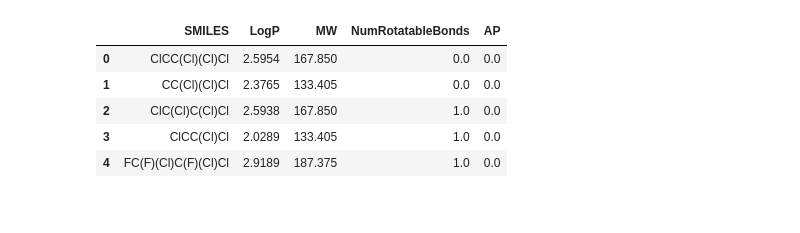
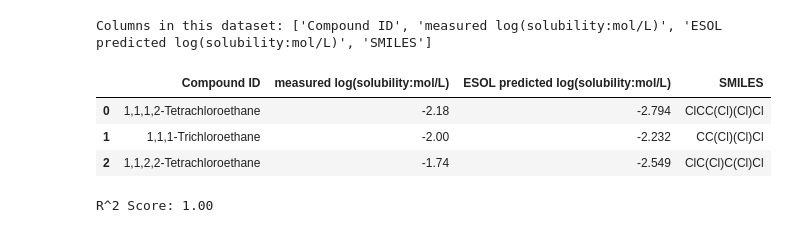
Before and after one commit to kubrayill/solubility_prediction, a Jupyter notebook: first_project.ipynb, the cells around one changed output. Cells and saved outputs as stored; diff of their text form; code cells hidden in the pictures.

Commit message:
ESOL model

```diff
--- a/first_project.ipynb
+++ b/first_project.ipynb
@@ -20,33 +12,14 @@ img
 # %%
-#Coloumns
-def calculate_descriptors(smiles):
-    mol = Chem.MolFromSmiles(smiles)
-    if mol:
-        # 1. LogP (Octanol-water partition coefficient) (decreases)
-        logp = Descriptors.MolLogP(mol)
-        # 2. MW (decreases)
-        mw = Descriptors.MolWt(mol)
-        # 3. RB (Number of Rotatable Bonds)
-        rb = Descriptors.NumRotatableBonds(mol)
-        # 4. AP (Aromatic Proportion)
-        #Number of aromatic atoms / Number of heavy atoms
-        aromatic_atoms = [mol.GetAtomWithIdx(i).GetIsAromatic() for i in range(mol.GetNumAtoms())]
-        num_aromatic = sum(aromatic_atoms)
-        heavy_atoms = mol.GetNumHeavyAtoms()
-        ap = num_aromatic / heavy_atoms if heavy_atoms > 0 else 0
-
-        return pd.Series([logp, mw, rb, ap])
-    return pd.Series([None, None, None, None])
+#Dataset
+url = 'https://raw.githubusercontent.com/dataprofessor/data/master/delaney.csv'
+df = pd.read_csv(url)
 
 #Columns
-df[['LogP', 'MW', 'NumRotatableBonds', 'AP']] = df['SMILES'].apply(calculate_descriptors)
-
-#Numeric data
-df[['SMILES', 'LogP', 'MW', 'NumRotatableBonds', 'AP']].head()
+print("Columns in this dataset:", df.columns.tolist())
+df.head(3)
 # %% [output]
+Columns in this dataset: ['Compound ID', 'measured log(solubility:mol/L)', 'ESOL predicted log(solubility:mol/L)', 'SMILES']
-|  | SMILES | LogP | MW | NumRotatableBonds | AP |
-| 0 | ClCC(Cl)(Cl)Cl | 2.5954 | 167.850 | 0.0 | 0.0 |
-| 1 | CC(Cl)(Cl)Cl | 2.3765 | 133.405 | 0.0 | 0.0 |
-| 2 | ClC(Cl)C(Cl)Cl | 2.5938 | 167.850 | 1.0 | 0.0 |
-| 3 | ClCC(Cl)Cl | 2.0289 | 133.405 | 1.0 | 0.0 |
-| 4 | FC(F)(Cl)C(F)(Cl)Cl | 2.9189 | 187.375 | 1.0 | 0.0 |
+|  | Compound ID | measured log(solubility:mol/L) | ESOL predicted log(solubility:mol/L) | SMILES |
+| 0 | 1,1,1,2-Tetrachloroethane | -2.18 | -2.794 | ClCC(Cl)(Cl)Cl |
+| 1 | 1,1,1-Trichloroethane | -2.00 | -2.232 | CC(Cl)(Cl)Cl |
+| 2 | 1,1,2,2-Tetrachloroethane | -1.74 | -2.549 | ClC(Cl)C(Cl)Cl |
@@ -52,0 +45,18 @@ df[['SMILES', 'LogP', 'MW', 'NumRotatableBonds', 'AP']].head()
+# %%
+# Define Features (X) and Target (y)
+X = df[['LogP', 'MW', 'NumRotatableBonds', 'AP']]
+y = df.iloc[:, -1] # for error fix
+
+# Spliting the data
+X_train, X_test, y_train, y_test = train_test_split(X, y, test_size=0.2, random_state=42)
+
+# Train the Linear Regression
+model = LinearRegression()
+model.fit(X_train, y_train)
+
+# Predict
+y_pred = model.predict(X_test)
+
+print(f"R^2 Score: {r2_score(y_test, y_pred):.2f}")
+# %% [output]
+R^2 Score: 1.00
```
Also changed, not shown: parts of 3 cells of this notebook.
